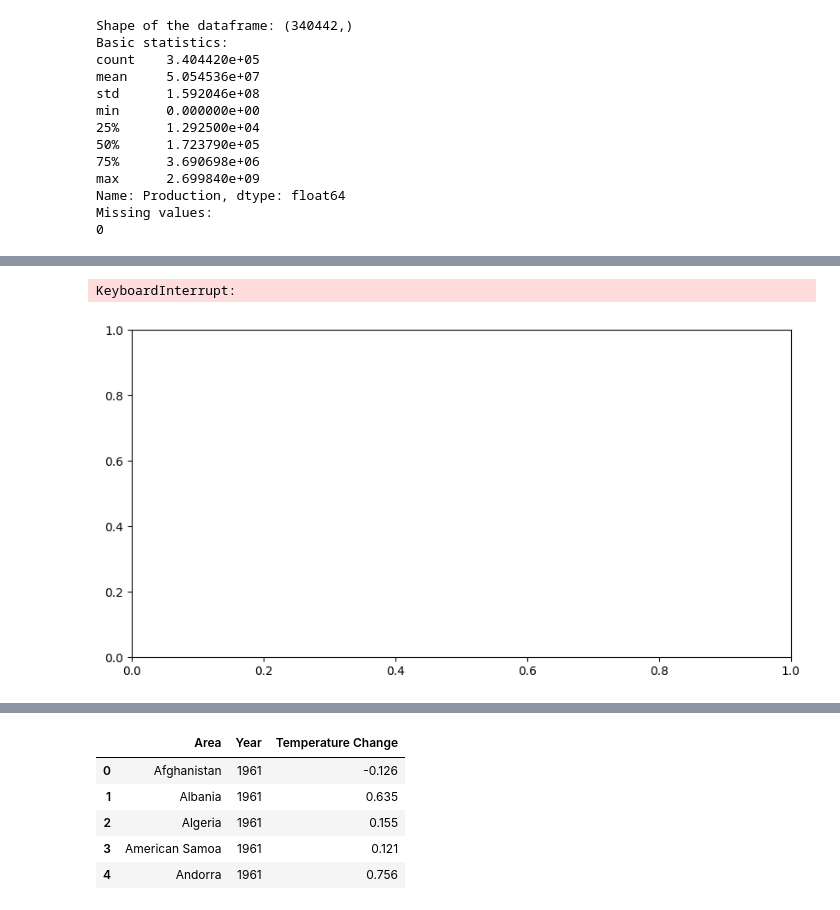
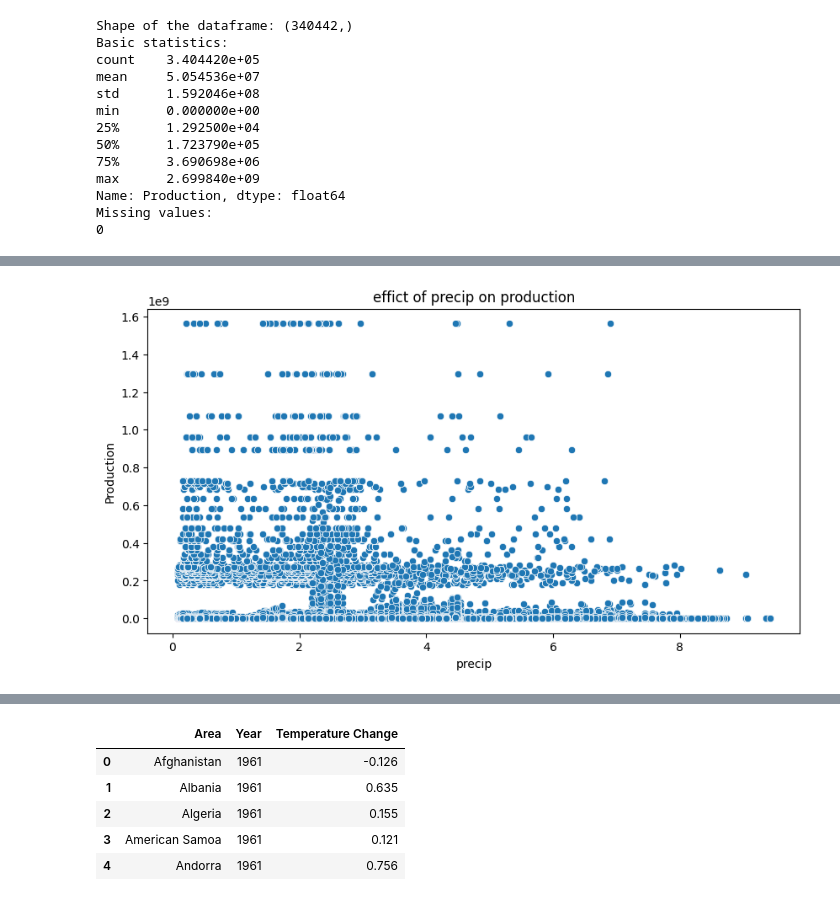
Before and after one commit to aymanezz/Climate_Impact_Agriculture_Yield, a Jupyter notebook: notebooks/EDA.ipynb, the cells around one changed output, grey strips where cells are left out. Saved outputs shown, nothing was run; the diff lists cells and outputs as text; code cells hidden in the pictures.

```diff
--- a/notebooks/EDA.ipynb
+++ b/notebooks/EDA.ipynb
@@ -34,7 +34,7 @@ temp_change = load_data('/content/Climate_Impact_Agriculture_Yield/data/modified
 land_cover = load_data('/content/Climate_Impact_Agriculture_Yield/data/modified/clean_land_cover.csv')
 sea_level = load_data('/content/Climate_Impact_Agriculture_Yield/data/modified/clean_sea_level.csv')
 atmospheric = load_data('/content/Climate_Impact_Agriculture_Yield/data/modified/clean_Atmospheric.csv')
-precip = load_data('/content/Climate_Impact_Agriculture_Yield/data/modified/clean_precip.csv')
+precip = load_data('/content/clean_precip.csv')
 # %%
 '''
 # Load the data
@@ -170,10 +151,9 @@ precip.head()
 # %%
 plt.figure(figsize = (10,5))
-sns.lineplot(data = precip_produc,x = 'precip',y = 'Production')
+sns.scatterplot(data = precip_produc,x = 'precip',y = 'Production')
 plt.title('effict of precip on production')
 plt.xlabel('precip')
 plt.ylabel('Production')
 plt.show()
 # %% [output]
-KeyboardInterrupt:
-[figure, old version]
+[figure, new version]
```
Also changed, not shown: parts of 9 cells of this notebook.
